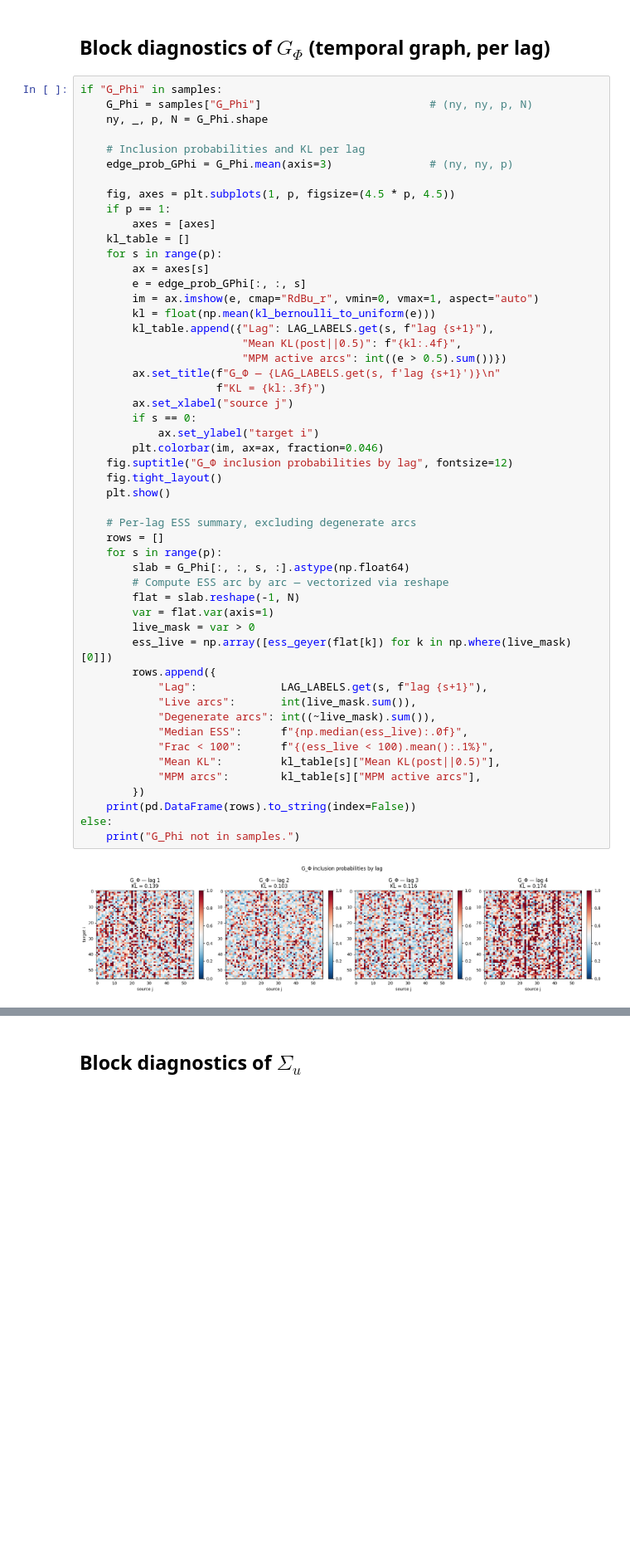
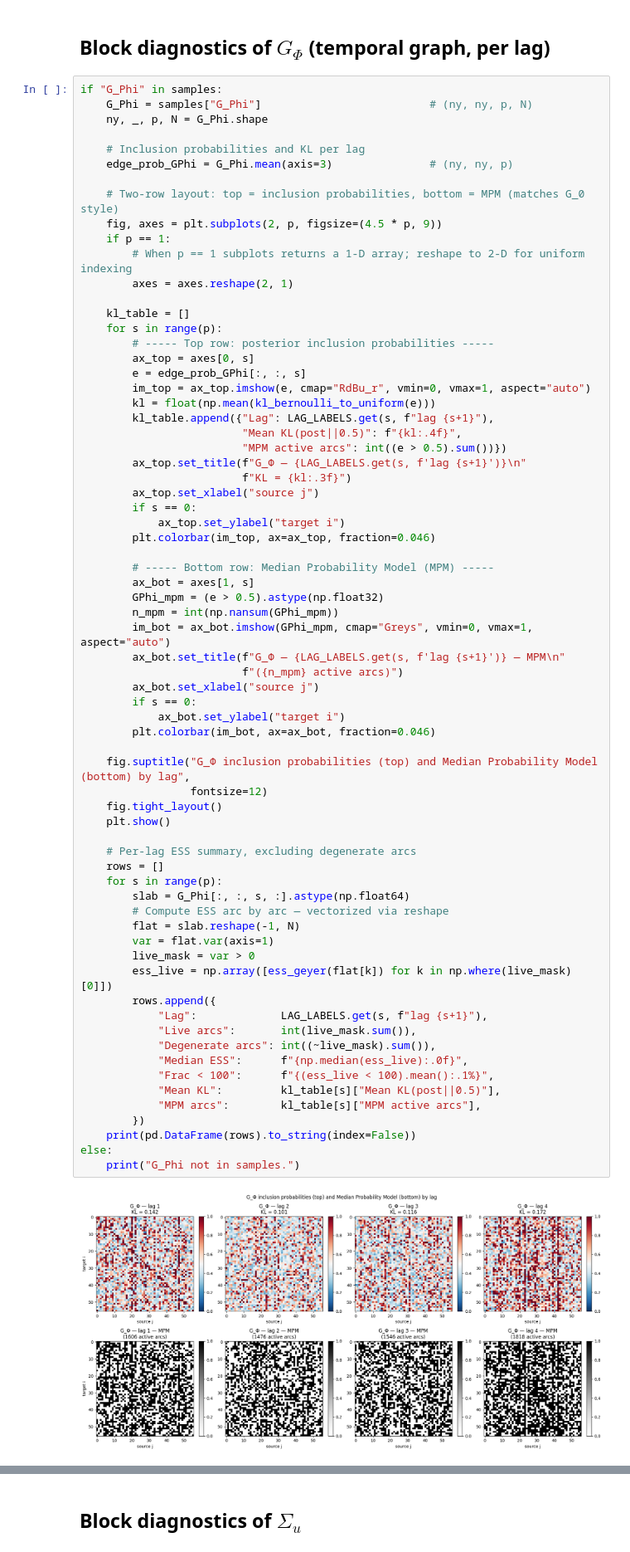
Before and after one commit to Silvia-Guidi/tesi, a Jupyter notebook: notebooks/diagnostics.ipynb, the cells around one changed output, grey strips where cells are left out. Shown at 83% size. Drawn from its saved outputs; the diff is of its cells as text; blank space fills up the shorter version.

```diff
--- a/notebooks/diagnostics.ipynb
+++ b/notebooks/diagnostics.ipynb
@@ -424,49 +428,67 @@ if "G_Phi" in samples:
     # Inclusion probabilities and KL per lag
     edge_prob_GPhi = G_Phi.mean(axis=3)               # (ny, ny, p)
 
-    fig, axes = plt.subplots(1, p, figsize=(4.5 * p, 4.5))
+    # Two-row layout: top = inclusion probabilities, bottom = MPM (matches G_0 style)
+    fig, axes = plt.subplots(2, p, figsize=(4.5 * p, 9))
     if p == 1:
-        axes = [axes]
+        # When p == 1 subplots returns a 1-D array; reshape to 2-D for uniform indexing
+        axes = axes.reshape(2, 1)
+
     kl_table = []
     for s in range(p):
-        ax = axes[s]
+        # ----- Top row: posterior inclusion probabilities -----
+        ax_top = axes[0, s]
         e = edge_prob_GPhi[:, :, s]
-        im = ax.imshow(e, cmap="RdBu_r", vmin=0, vmax=1, aspect="auto")
+        im_top = ax_top.imshow(e, cmap="RdBu_r", vmin=0, vmax=1, aspect="auto")
         kl = float(np.mean(kl_bernoulli_to_uniform(e)))
         kl_table.append({"Lag": LAG_LABELS.get(s, f"lag {s+1}"),
                          "Mean KL(post||0.5)": f"{kl:.4f}",
                          "MPM active arcs": int((e > 0.5).sum())})
-        ax.set_title(f"G_Φ — {LAG_LABELS.get(s, f'lag {s+1}')}\n"
-                     f"KL = {kl:.3f}")
-        ax.set_xlabel("source j")
+        ax_top.set_title(f"G_Φ — {LAG_LABELS.get(s, f'lag {s+1}')}\n"
+                         f"KL = {kl:.3f}")
+        ax_top.set_xlabel("source j")
         if s == 0:
-            ax.set_ylabel("target i")
-        plt.colorbar(im, ax=ax, fraction=0.046)
-    fig.suptitle("G_Φ inclusion probabilities by lag", fontsize=12)
+            ax_top.set_ylabel("target i")
+        plt.colorbar(im_top, ax=ax_top, fraction=0.046)
+
+        # ----- Bottom row: Median Probability Model (MPM) -----
+        ax_bot = axes[1, s]
+        GPhi_mpm = (e > 0.5).astype(np.float32)
+        n_mpm = int(np.nansum(GPhi_mpm))
+        im_bot = ax_bot.imshow(GPhi_mpm, cmap="Greys", vmin=0, vmax=1, aspect="auto")
+        ax_bot.set_title(f"G_Φ — {LAG_LABELS.get(s, f'lag {s+1}')} — MPM\n"
+                         f"({n_mpm} active arcs)")
+        ax_bot.set_xlabel("source j")
+        if s == 0:
+            ax_bot.set_ylabel("target i")
+        plt.colorbar(im_bot, ax=ax_bot, fraction=0.046)
+
+    fig.suptitle("G_Φ inclusion probabilities (top) and Median Probability Model (bottom) by lag",
+                 fontsize=12)
     fig.tight_layout()
     plt.show()
 
     # Per-lag ESS summary, excluding degenerate arcs
     rows = []
     for s in range(p):
         slab = G_Phi[:, :, s, :].astype(np.float64)
         # Compute ESS arc by arc — vectorized via reshape
         flat = slab.reshape(-1, N)
         var = flat.var(axis=1)
         live_mask = var > 0
         ess_live = np.array([ess_geyer(flat[k]) for k in np.where(live_mask)[0]])
         rows.append({
             "Lag":             LAG_LABELS.get(s, f"lag {s+1}"),
             "Live arcs":       int(live_mask.sum()),
             "Degenerate arcs": int((~live_mask).sum()),
             "Median ESS":      f"{np.median(ess_live):.0f}",
             "Frac < 100":      f"{(ess_live < 100).mean():.1%}",
             "Mean KL":         kl_table[s]["Mean KL(post||0.5)"],
             "MPM arcs":        kl_table[s]["MPM active arcs"],
         })
     print(pd.DataFrame(rows).to_string(index=False))
 else:
     print("G_Phi not in samples.")
 # %% [output]
-[figure, old version]
+[figure, new version]
   Lag  Live arcs  Degenerate arcs Median ESS Frac < 100 Mean KL  MPM arcs
```
Also changed, not shown: parts of 12 cells of this notebook, 8 other files.
